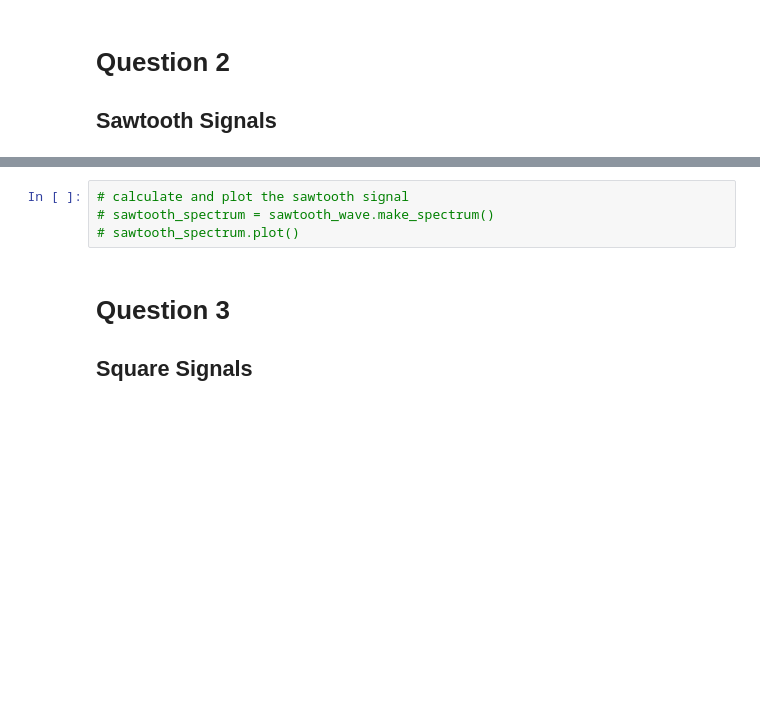
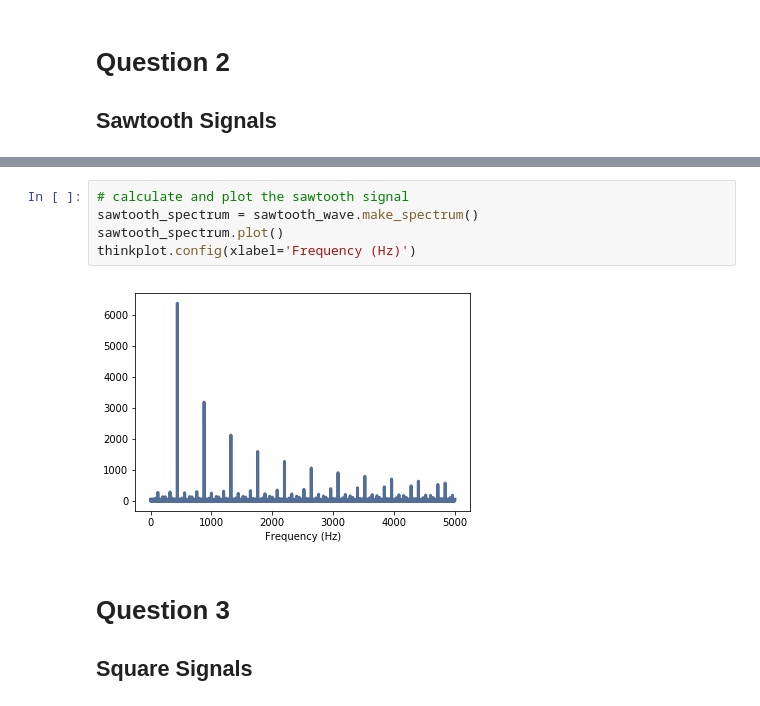
Before and after one commit to mlecoz/ThinkDSP, a Jupyter notebook: code/DSP_HW1_LeCoz.ipynb, the cells around one changed output, grey strips where cells are left out. Drawn from its saved outputs; the diff is of its cells as text; blank space fills up the shorter version.

```diff
--- a/code/DSP_HW1_LeCoz.ipynb
+++ b/code/DSP_HW1_LeCoz.ipynb
@@ -103,7 +120,10 @@ sawtooth_signal.plot()
 # %%
 # calculate and plot the sawtooth signal
-# sawtooth_spectrum = sawtooth_wave.make_spectrum()
-# sawtooth_spectrum.plot()
+sawtooth_spectrum = sawtooth_wave.make_spectrum()
+sawtooth_spectrum.plot()
+thinkplot.config(xlabel='Frequency (Hz)')
+# %% [output]
+[figure, added]
 # %% [markdown]
 # Question 3
 ## Square Signals
```
Also changed, not shown: parts of 4 cells of this notebook.
